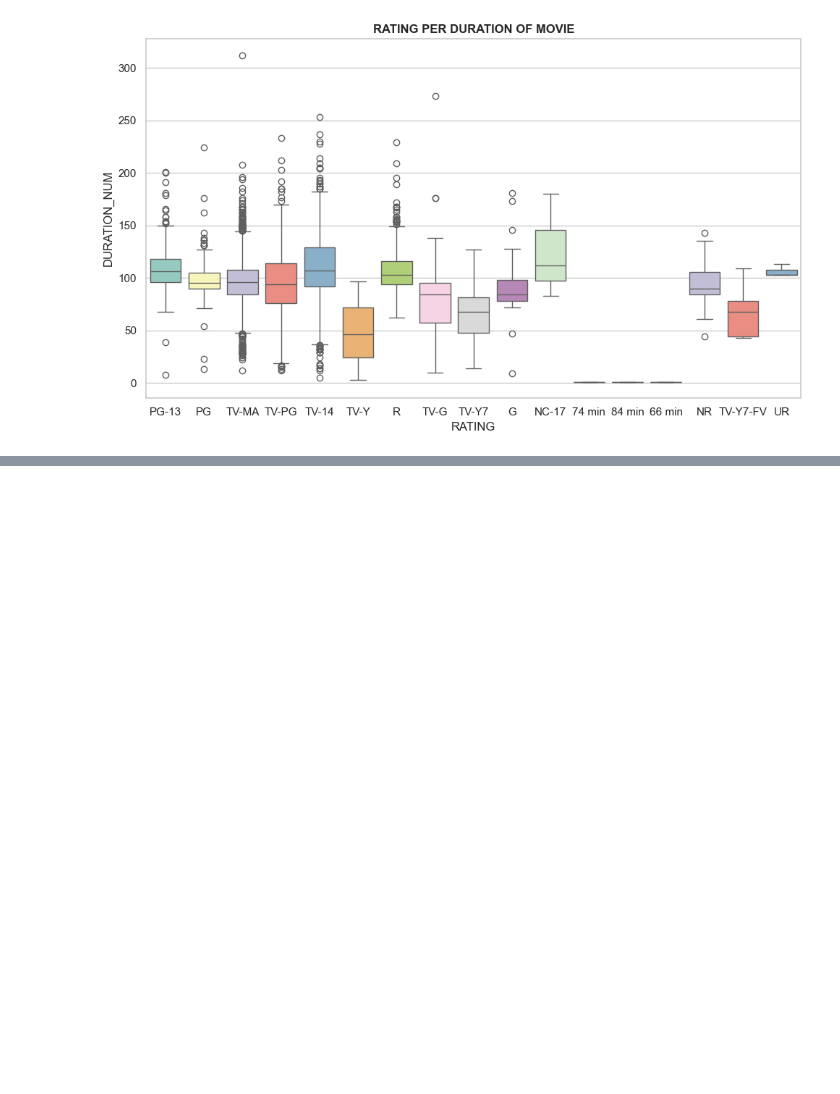
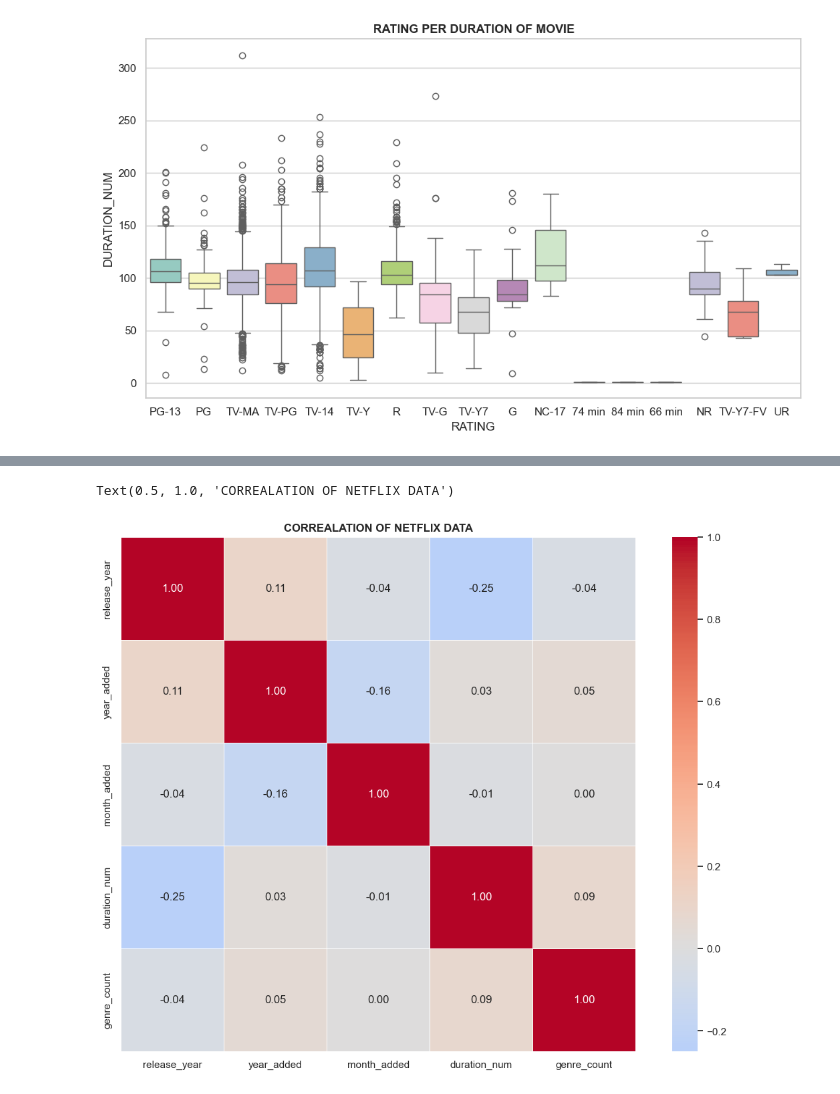
Before and after one commit to Ramcharan-AIML/Matplotlib_Problem_Solving, a Jupyter notebook: Seaborn_Practice.ipynb, the cells around one changed output, grey strips where cells are left out. Saved outputs shown, nothing was run; the diff lists cells and outputs as text; code cells hidden in the pictures; blank space fills up the shorter version.

```diff
--- a/Seaborn_Practice.ipynb
+++ b/Seaborn_Practice.ipynb
@@ -797,0 +845,24 @@ Passing `palette` without assigning `hue` is deprecated and will be removed in v
+# %%
+# TASK - 9
+
+plt.figure(figsize=(14,10))
+
+correlation = df_netflix.corr(numeric_only=True)
+
+sns.heatmap(correlation,
+            annot=True,          # show numbers in cells
+            fmt=".2f",           # 2 decimal places
+            cmap="coolwarm",     # red=positive, blue=negative
+            center=0,            # white at 0
+            square=True,         # square cells
+            linewidths=0.5,)     # lines between cells
+
+plt.title("CORREALATION OF NETFLIX DATA", fontweight='bold')
+
+
+# There is little bit correlation in duration_num and release_year which is -0.25 Negative correlation
+# There no other have the strong correlations on this data, almost they are lies in 0.02,0.04 like this, so we can say there are no strong correations ,
+# There is nothing surprises me here, i surprised for nothing correlations that's it.
+# %% [output]
+Text(0.5, 1.0, 'CORREALATION OF NETFLIX DATA')
+[figure, added]
```
Also changed, not shown: parts of 3 cells of this notebook.
